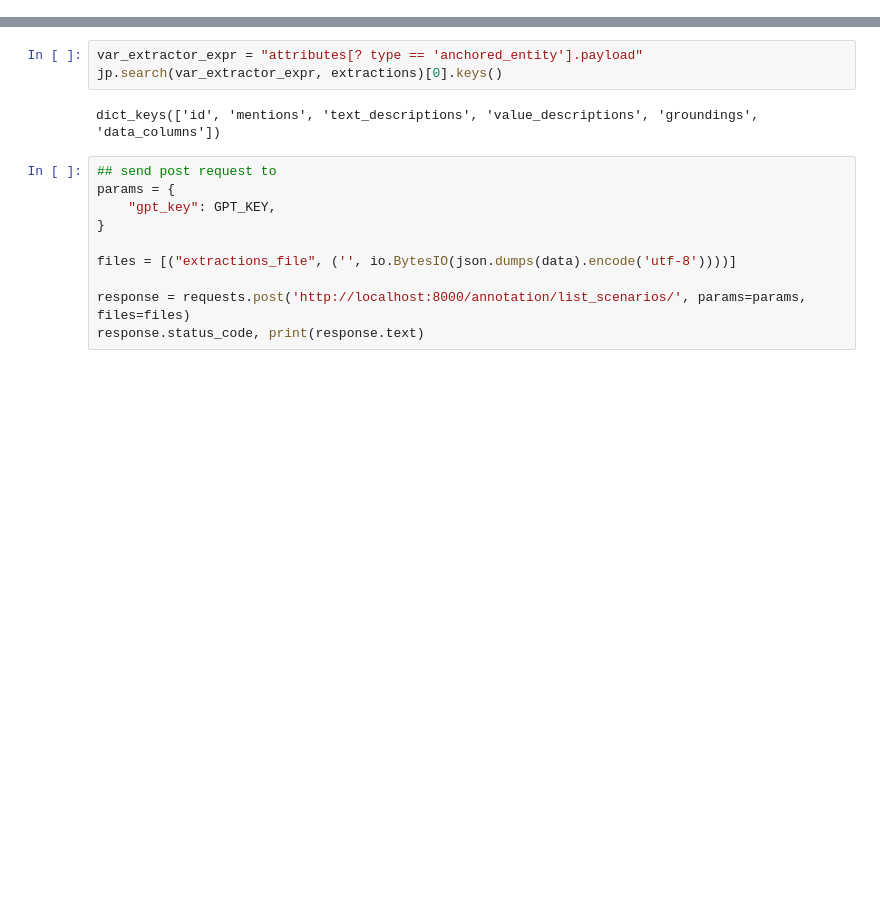
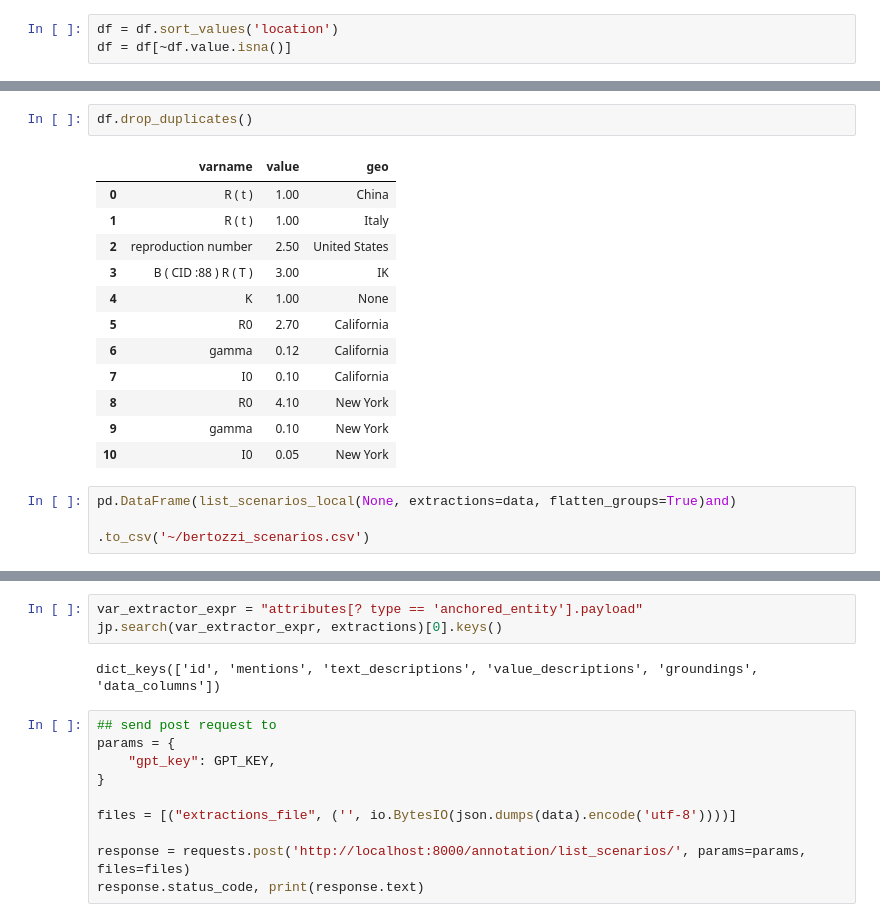
Before and after one commit to mikecafarella/mitaskem, a Jupyter notebook: demos/2023-10/variable_location_extraction.ipynb, the cells around one changed output, grey strips where cells are left out. Drawn from its saved outputs; the diff is of its cells as text; blank space fills up the shorter version.

```diff
--- a/demos/2023-10/variable_location_extraction.ipynb
+++ b/demos/2023-10/variable_location_extraction.ipynb
@@ -37,0 +183,3 @@ att = AttributeCollection.from_json(extractions)
+# %%
+df = df.sort_values('location')
+df = df[~df.value.isna()]
@@ -38,3 +224,22 @@ att = AttributeCollection.from_json(extractions)
+# %%
+df.drop_duplicates()
+# %% [output]
+|  | varname | value | geo |
+| 0 | R ( t ) | 1.00 | China |
+| 1 | R ( t ) | 1.00 | Italy |
+| 2 | reproduction number | 2.50 | United States |
+| 3 | B ( CID :88 ) R ( T ) | 3.00 | IK |
+| 4 | K | 1.00 | None |
+| 5 | R0 | 2.70 | California |
+| 6 | gamma | 0.12 | California |
+| 7 | I0 | 0.10 | California |
+| 8 | R0 | 4.10 | New York |
+| 9 | gamma | 0.10 | New York |
+| 10 | I0 | 0.05 | New York |
+# %%
+pd.DataFrame(list_scenarios_local(None, extractions=data, flatten_groups=True)and)
+
+.to_csv('~/bertozzi_scenarios.csv')
 # %%
 import jmespath as jp
 import pandas as pd
```
Also changed, not shown: parts of 25 cells of this notebook.
